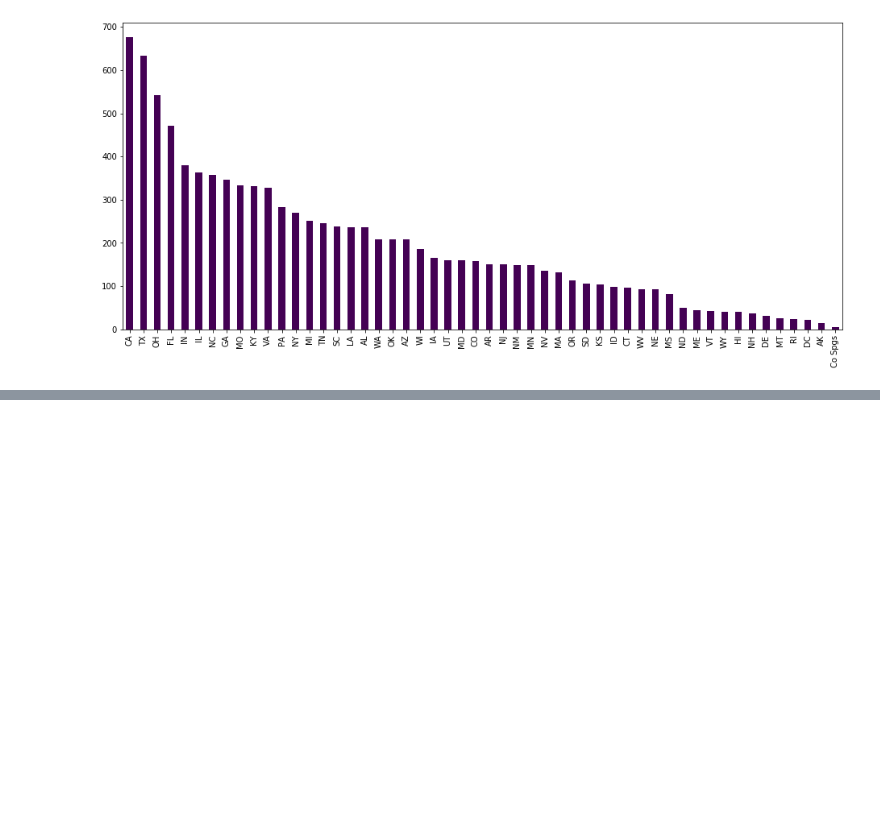
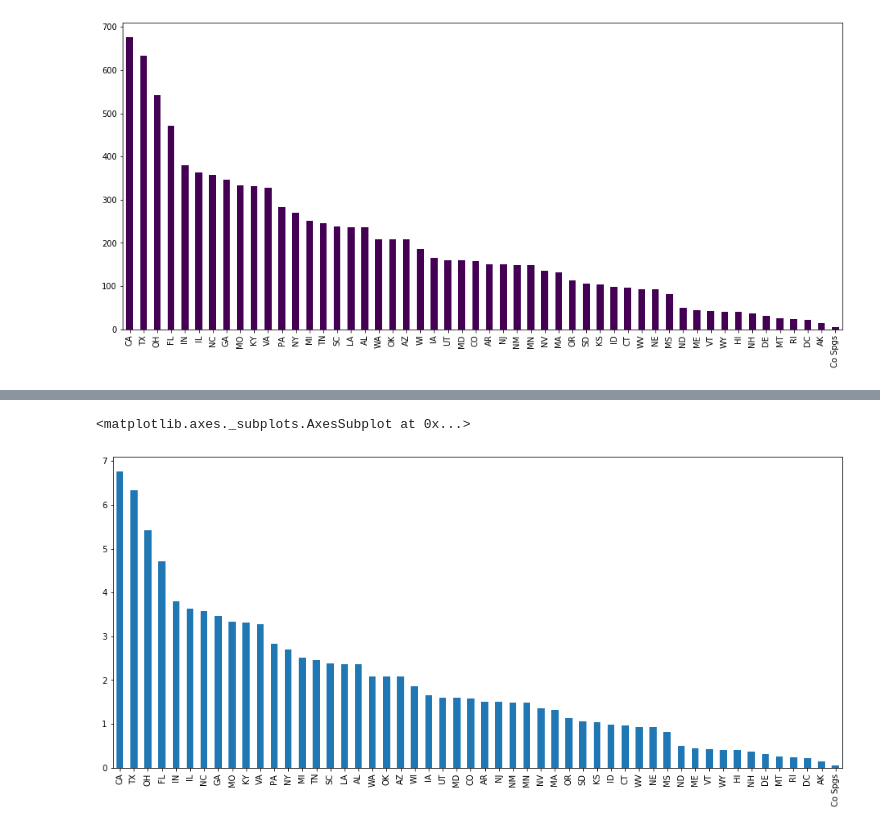
Before and after one commit to emailsri23/DS_Project_Repository, a Jupyter notebook: eda_proj1.ipynb, the cells around one changed output, grey strips where cells are left out. Cells and saved outputs as stored; diff of their text form; code cells hidden in the pictures; blank space fills up the shorter version.

```diff
--- a/eda_proj1.ipynb
+++ b/eda_proj1.ipynb
@@ -114,0 +142,6 @@ df2['province'].value_counts().plot.bar(figsize=(16,7), colormap='viridis', ytic
+# %%
+#To get the ratio for each item against the entire dataframe records
+(df2['province'].value_counts()*100/len(df2)).plot(kind='bar', figsize=(16,7))
+# %% [output]
+<matplotlib.axes._subplots.AxesSubplot at 0x...>
+[figure, added]
```
Also changed, not shown: parts of 7 cells of this notebook.
